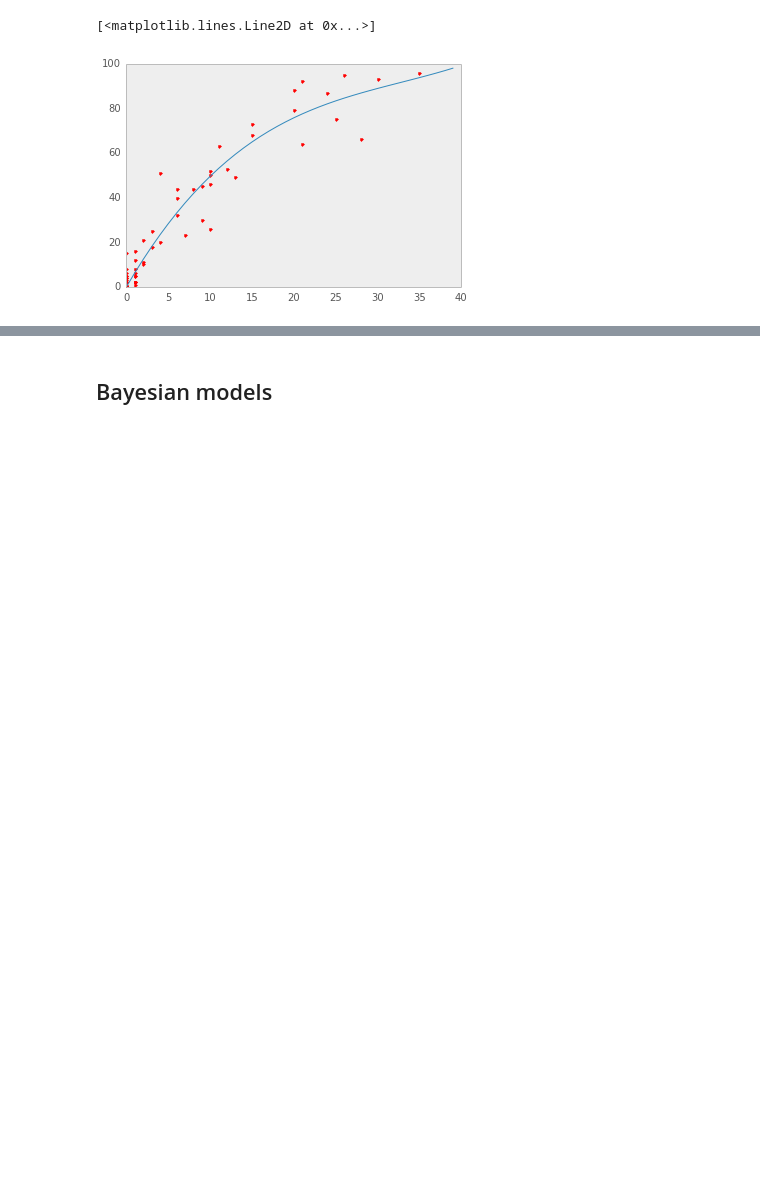
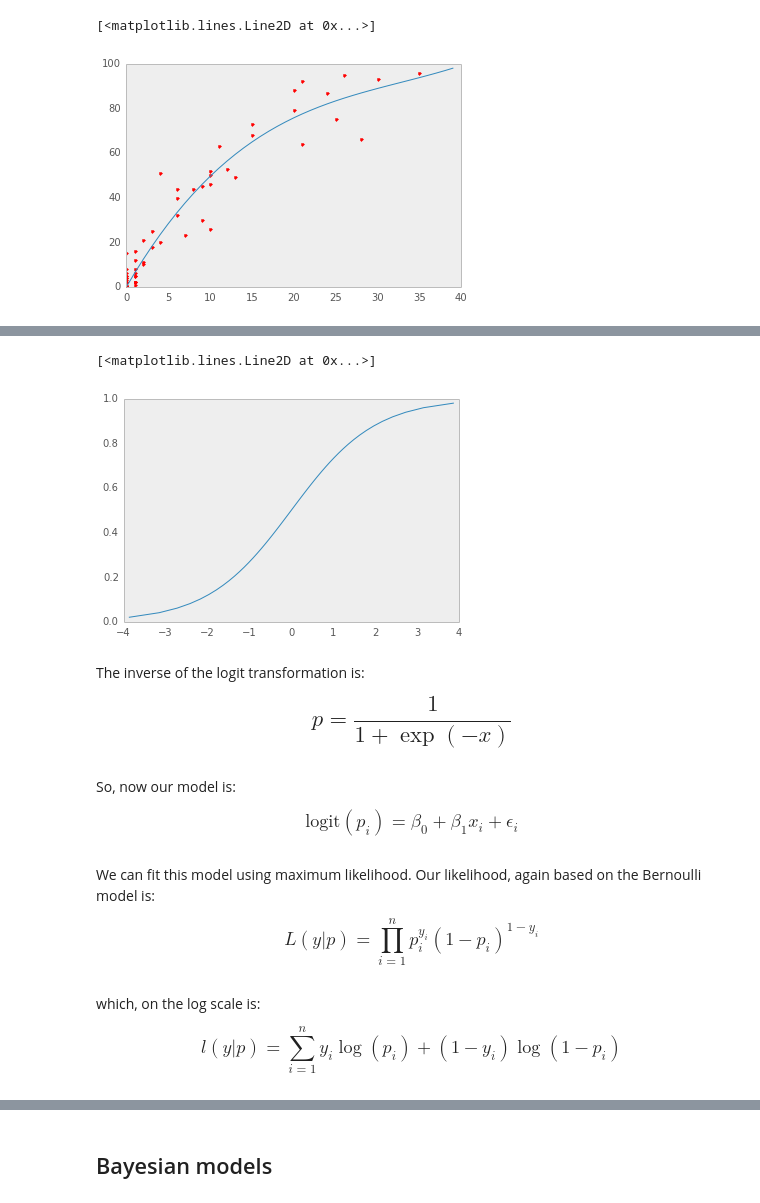
Before and after one commit to fonnesbeck/statistical-analysis-python-tutorial, a Jupyter notebook: 4. Statistical Data Modeling.ipynb, the cells around one changed output, grey strips where cells are left out. Drawn from its saved outputs; the diff is of its cells as text; code cells hidden in the pictures; blank space fills up the shorter version.

```diff
--- a/4. Statistical Data Modeling.ipynb
+++ b/4. Statistical Data Modeling.ipynb
@@ -524,0 +551,27 @@ $$x = -\frac{1}{\lambda} \log(1-y) = F^{-1}(y)$$
+# %%
+logit = lambda p: np.log(p/(1.-p))
+unit_interval = np.linspace(0,1)
+plt.plot(logit(unit_interval), unit_interval)
+# %% [output]
+[<matplotlib.lines.Line2D at 0x...>]
+[figure, added]
+# %% [markdown]
+The inverse of the logit transformation is:
+
+<div style="font-size: 150%;">
+$$p = \frac{1}{1 + \exp(-x)}$$
+# %% [markdown]
+So, now our model is:
+
+<div style="font-size: 120%;">
+$$\text{logit}(p_i) = \beta_0 + \beta_1 x_i + \epsilon_i$$
+# %% [markdown]
+We can fit this model using maximum likelihood. Our likelihood, again based on the Bernoulli model is:
+
+<div style="font-size: 120%;">
+$$L(y|p) = \prod_{i=1}^n p_i^{y_i} (1-p_i)^{1-y_i}$$
+# %% [markdown]
+which, on the log scale is:
+
+<div style="font-size: 120%;">
+$$l(y|p) = \sum_{i=1}^n y_i \log(p_i) + (1-y_i)\log(1-p_i)$$
```
Also changed, not shown: parts of 41 cells of this notebook.
